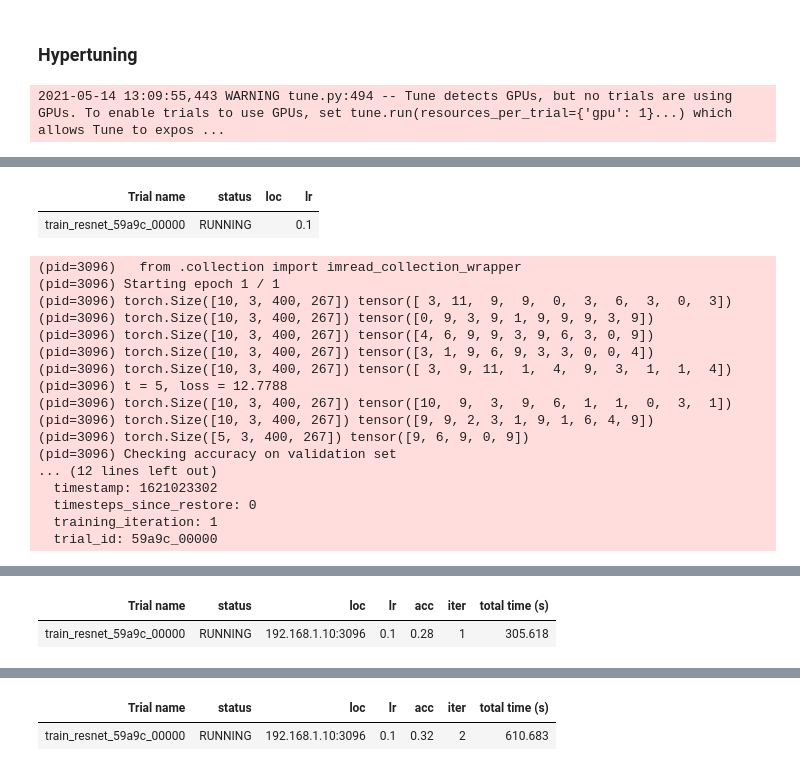
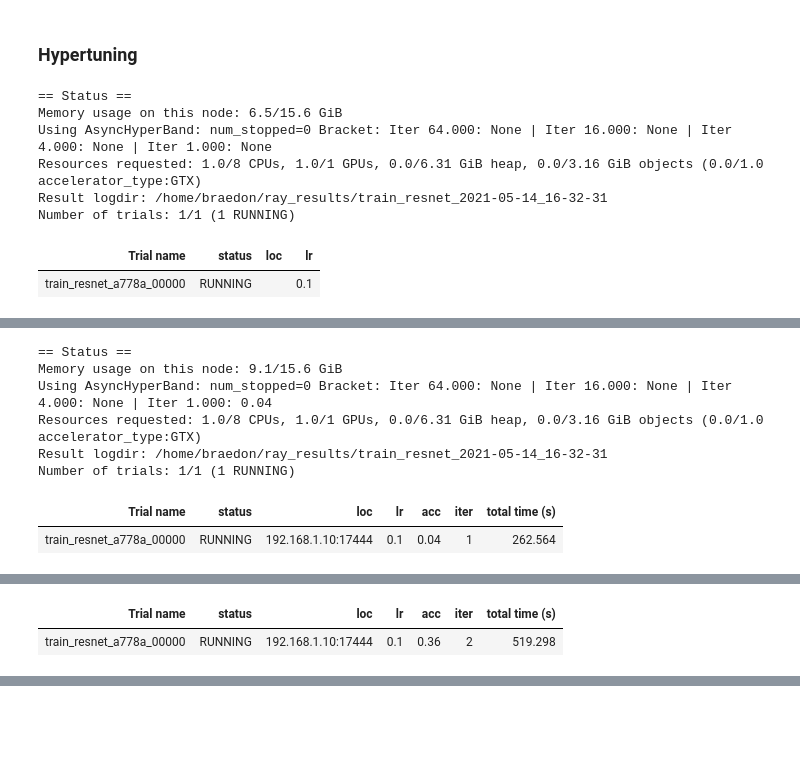
Before and after one commit to Reevest29/PlantPathology2021, a Jupyter notebook: CS 175 Plant Pathology Hypertuning.ipynb, the cells around one changed output, grey strips where cells are left out. Saved outputs shown, nothing was run; the diff lists cells and outputs as text; code cells hidden in the pictures; blank space fills up the shorter version.

Commit message:
Added GPU support for hypertuning

```diff
--- a/CS 175 Plant Pathology Hypertuning.ipynb
+++ b/CS 175 Plant Pathology Hypertuning.ipynb
@@ -52,7 +61,11 @@ validation_data = DataLoader(plant_dataset, batch_size=10, sampler=learner.Chunk
 # %% [markdown]
 ### Testing resnet50
 # %%
-resnet50 = models.resnet50()#.cuda() # pretrained=True is pretrained on ImageNet
+# Use GPU if available
+if torch.cuda.is_available():
+    resnet50 = models.resnet50().cuda() # pretrained=True is pretrained on ImageNet
+else:
+    resnet50 = models.resnet50()
 
-loss_fn = nn.CrossEntropyLoss().type(gpu_dtype)
+loss_fn = nn.CrossEntropyLoss().type(dtype)
 optimizer = optim.RMSprop(resnet50.parameters(), lr=1e-3)
@@ -59,5 +74,8 @@ optimizer = optim.RMSprop(resnet50.parameters(), lr=1e-3)
 # %%
-learner.train(resnet50, train_data, loss_fn, optimizer, print_every=5)
-learner.check_accuracy(resnet50, validation_data)
+%%timeit
+torch.cuda.synchronize()
+learner.train(resnet50, train_data, loss_fn, optimizer, dtype, print_every=5)
+learner.check_accuracy(resnet50, validation_data, dtype)
+torch.cuda.synchronize()
 # %% [output]
 Starting epoch 1 / 1
@@ -64,0 +98,8 @@ KeyboardInterrupt:
+# %%
+%%timeit
+dtype = torch.FloatTensor
+resnet50 = models.resnet50()
+loss_fn = nn.CrossEntropyLoss().type(dtype)
+optimizer = optim.RMSprop(resnet50.parameters(), lr=1e-3)
+learner.train(resnet50, train_data, loss_fn, optimizer, dtype, print_every=5)
+learner.check_accuracy(resnet50, validation_data, dtype)
@@ -67,15 +126,15 @@ KeyboardInterrupt:
 # %%
 # This function is called by raytune in the hyperparameter tuning.
 def train_resnet(config):
-    model = models.resnet50()
+    model = models.resnet50().type(dtype)
     # train_loader, test_loader = get_data_loaders()
-    loss_fn = nn.CrossEntropyLoss().type(gpu_dtype)
+    loss_fn = nn.CrossEntropyLoss().type(config['dtype'])
     optimizer = optim.SGD(
         model.parameters(), lr=config["lr"])#, momentum=config["momentum"])
     # optimizer = optim.RMSprop(model.parameters(), lr=1e-3)
     for i in range(10):
-        learner.train(model, train_data, loss_fn, optimizer, print_every=5)
-        acc = learner.check_accuracy(model, validation_data)
+        learner.train(model, train_data, loss_fn, optimizer, dtype, print_every=5)
+        acc = learner.check_accuracy(model, validation_data, dtype)
         tune.report(mean_accuracy=acc)
         if i % 5 == 0:
             # This saves the model to the trial directory
@@ -84,7 +143,8 @@ def train_resnet(config):
 # Add hyperparameters here for additional tuning
 # change their values to adjust the range and selection mechanism (uniform between two points, uniform from given options, iterate through all given options, etc.)
 search_space = {
-    "lr": tune.choice([0.1])
+    'dtype': dtype, # don't change this one, not a hyperparameter
+    'lr': tune.choice([0.1])
 }
 num_samples = 1
 
@@ -93,6 +153,14 @@ analysis = tune.run(
     train_resnet,
     num_samples=num_samples,
     scheduler=ASHAScheduler(metric="mean_accuracy", mode="max", grace_period=1),
-    config=search_space)
+    config=search_space,
+    resources_per_trial=resources_per_trial)
 # %% [output]
-2021-05-14 13:09:55,443 WARNING tune.py:494 -- Tune detects GPUs, but no trials are using GPUs. To enable trials to use GPUs, set tune.run(resources_per_trial={'gpu': 1}...) which allows Tune to expos ...
+== Status ==
+Memory usage on this node: 6.5/15.6 GiB
+Using AsyncHyperBand: num_stopped=0 Bracket: Iter 64.000: None | Iter 16.000: None | Iter 4.000: None | Iter 1.000: None
+Resources requested: 1.0/8 CPUs, 1.0/1 GPUs, 0.0/6.31 GiB heap, 0.0/3.16 GiB objects (0.0/1.0 accelerator_type:GTX)
+Result logdir: /home/braedon/ray_results/train_resnet_2021-05-14_16-32-31
+Number of trials: 1/1 (1 RUNNING)
+| Trial name | status | loc | lr |
+| train_resnet_a778a_00000 | RUNNING |  | 0.1 |
@@ -105,19 +184,8 @@ Number of trials: 1/1 (1 RUNNING)
-| Trial name | status | loc | lr |
-| train_resnet_59a9c_00000 | RUNNING |  | 0.1 |
-(pid=3096)   from .collection import imread_collection_wrapper
-(pid=3096) Starting epoch 1 / 1
-(pid=3096) torch.Size([10, 3, 400, 267]) tensor([ 3, 11,  9,  9,  0,  3,  6,  3,  0,  3])
-(pid=3096) torch.Size([10, 3, 400, 267]) tensor([0, 9, 3, 9, 1, 9, 9, 9, 3, 9])
-(pid=3096) torch.Size([10, 3, 400, 267]) tensor([4, 6, 9, 9, 3, 9, 6, 3, 0, 9])
-(pid=3096) torch.Size([10, 3, 400, 267]) tensor([3, 1, 9, 6, 9, 3, 3, 0, 0, 4])
-(pid=3096) torch.Size([10, 3, 400, 267]) tensor([ 3,  9, 11,  1,  4,  9,  3,  1,  1,  4])
-(pid=3096) t = 5, loss = 12.7788
-(pid=3096) torch.Size([10, 3, 400, 267]) tensor([10,  9,  3,  9,  6,  1,  1,  0,  3,  1])
-(pid=3096) torch.Size([10, 3, 400, 267]) tensor([9, 9, 2, 3, 1, 9, 1, 6, 4, 9])
-(pid=3096) torch.Size([5, 3, 400, 267]) tensor([9, 6, 9, 0, 9])
-(pid=3096) Checking accuracy on validation set
-... (12 lines left out)
-  timestamp: 1621023302
-  timesteps_since_restore: 0
-  training_iteration: 1
-  trial_id: 59a9c_00000
+== Status ==
+Memory usage on this node: 9.1/15.6 GiB
+Using AsyncHyperBand: num_stopped=0 Bracket: Iter 64.000: None | Iter 16.000: None | Iter 4.000: None | Iter 1.000: 0.04
+Resources requested: 1.0/8 CPUs, 1.0/1 GPUs, 0.0/6.31 GiB heap, 0.0/3.16 GiB objects (0.0/1.0 accelerator_type:GTX)
+Result logdir: /home/braedon/ray_results/train_resnet_2021-05-14_16-32-31
+Number of trials: 1/1 (1 RUNNING)
+| Trial name | status | loc | lr | acc | iter | total time (s) |
+| train_resnet_a778a_00000 | RUNNING | 192.168.1.10:17444 | 0.1 | 0.04 | 1 | 262.564 |
@@ -130,2 +208,0 @@ Number of trials: 1/1 (1 RUNNING)
-| Trial name | status | loc | lr | acc | iter | total time (s) |
-| train_resnet_59a9c_00000 | RUNNING | 192.168.1.10:3096 | 0.1 | 0.28 | 1 | 305.618 |
@@ -148,0 +215,2 @@ Number of trials: 1/1 (1 RUNNING)
+| Trial name | status | loc | lr | acc | iter | total time (s) |
+| train_resnet_a778a_00000 | RUNNING | 192.168.1.10:17444 | 0.1 | 0.36 | 2 | 519.298 |
@@ -155,2 +233,0 @@ Number of trials: 1/1 (1 RUNNING)
-| Trial name | status | loc | lr | acc | iter | total time (s) |
-| train_resnet_59a9c_00000 | RUNNING | 192.168.1.10:3096 | 0.1 | 0.32 | 2 | 610.683 |
```
Also changed, not shown: parts of 7 cells of this notebook, 1 other file.
